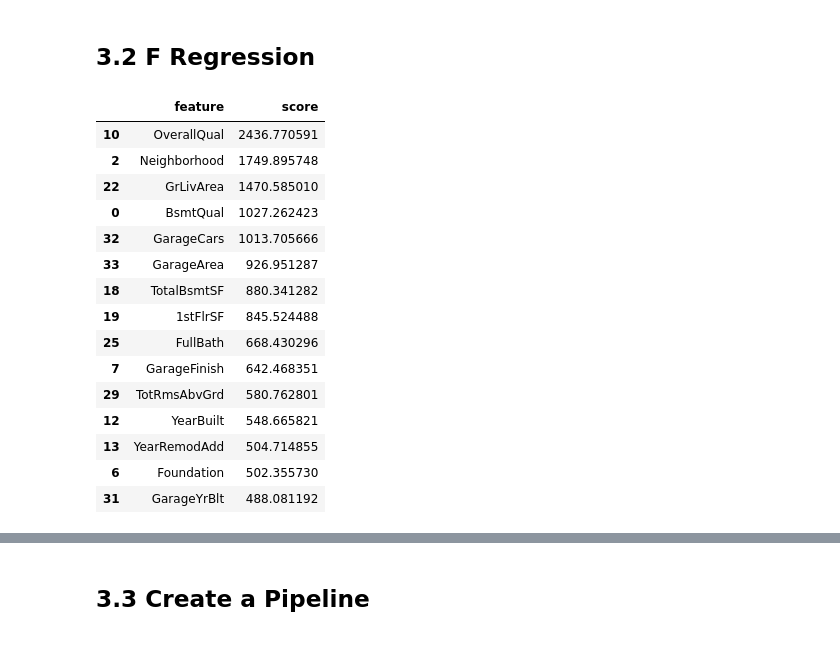
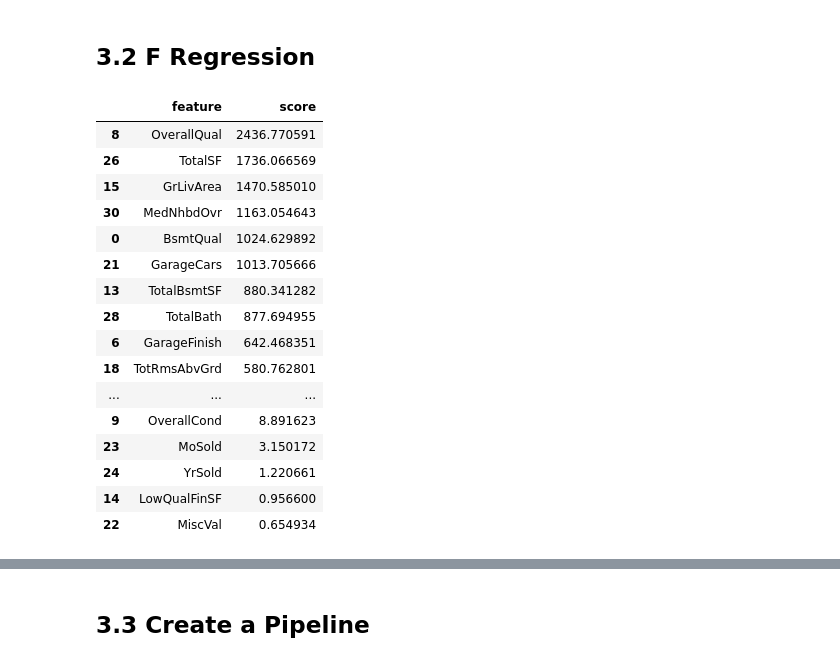
Before and after one commit to Vinicius-Luiz/machine_learning_regression_house_prices, a Jupyter notebook: house-prices-vlsf2.ipynb, the cells around one changed output, grey strips where cells are left out. Drawn from its saved outputs; the diff is of its cells as text; code cells hidden in the pictures.

Commit message:
Kaggle Notebook | House Prices | RMSE: -27606.57 | Version 11

```diff
--- a/house-prices-vlsf2.ipynb
+++ b/house-prices-vlsf2.ipynb
@@ -264,6 +460,31 @@ def clean_df():
     return removed_columns
+# %%
+def create_columns(df):
+    df_copy = df.copy()
+    df_copy['TotalArea']  = df_copy['LotArea'] + df_copy['GarageArea'] + df_copy['PoolArea']
+    df_copy['TotalSF']    = df_copy['1stFlrSF'] + df_copy['2ndFlrSF'] + df_copy['WoodDeckSF'] + df_copy['OpenPorchSF']
+    df_copy['TotalBath']  = df_copy['BsmtFullBath'] + df_copy['BsmtHalfBath'] + df_copy['FullBath'] + df_copy['HalfBath']
+    df_copy['TotalPorch'] = df_copy['OpenPorchSF'] + df_copy['EnclosedPorch'] + df_copy['3SsnPorch'] + df_copy['ScreenPorch']
+
+    df_copy['OpenPorchSF_COUNT']   = np.where(df_copy['OpenPorchSF'] == 0, df_copy['OpenPorchSF'], 1)
+    df_copy['EnclosedPorch_COUNT'] = np.where(df_copy['EnclosedPorch'] == 0, df_copy['EnclosedPorch'], 1)
+    df_copy['3SsnPorch_COUNT']     = np.where(df_copy['3SsnPorch'] == 0, df_copy['3SsnPorch'], 1)
+    df_copy['ScreenPorch_COUNT']   = np.where(df_copy['ScreenPorch'] == 0, df_copy['ScreenPorch'], 1)
+    df_copy['PorchTypes'] = df_copy['OpenPorchSF_COUNT'] + df_copy['EnclosedPorch_COUNT'] + df_copy['3SsnPorch_COUNT'] + df_copy['ScreenPorch']
+
+    MedNhbdOvr        = df_copy.groupby(by=['Neighborhood']).median()['OverallQual']
+    MedNhbdOvr_values = list()
+    for v in df_copy['Neighborhood']:
+        MedNhbdOvr_values.append(MedNhbdOvr[v])
+    df_copy['MedNhbdOvr'] = MedNhbdOvr_values
+
+    return df_copy[['TotalArea', 'TotalSF', 'TotalPorch', 'TotalBath', 'PorchTypes', 'MedNhbdOvr']]
 # %%
 def get_train_test_split(df, df_test):
+    df_new, df_test_new = create_columns(df), create_columns(df_test)
+    df = pd.concat([df, df_new], axis = 1)
+    df_test = pd.concat([df_test, df_test_new], axis = 1)
+
     removed_columns = clean_df()
 
     df.drop(removed_columns, inplace = True, axis = 1)
@@ -289,5 +510,5 @@ X_train.shape, y_train.shape, X_test.shape
 # %%
 # Get categorical and numerics features
-feat_cat, feat_num = get_dtypes()
+feat_cat, feat_num = get_dtypes(X_train)
 feat_cat, feat_num
 # %% [output]
@@ -338,8 +556,6 @@ nominal_columns = ['MSZoning', 'LandContour', 'LotConfig', 'LandSlope', 'Neighbo
 nominal_columns = get_not_removed_columns(nominal_columns)
 # %%
 numerical_columns = list(feat_num)
-numerical_columns.remove('Id')
-numerical_columns.remove('SalePrice')
 
 numerical_columns = get_not_removed_columns(numerical_columns)
 # %%
@@ -450,24 +666,25 @@ plt.show()
 # %%
 X_train_fs2, X_test_fs2, df_fs2, fs2 = get_feature_selection(X_train, y_train, X_test, f_regression, 'all')
 
-df_fs2.head(15)
+df_fs2
 # %% [output]
 |  | feature | score |
-| 10 | OverallQual | 2436.770591 |
-| 2 | Neighborhood | 1749.895748 |
-| 22 | GrLivArea | 1470.585010 |
-| 0 | BsmtQual | 1027.262423 |
-| 32 | GarageCars | 1013.705666 |
-| 33 | GarageArea | 926.951287 |
-| 18 | TotalBsmtSF | 880.341282 |
-| 19 | 1stFlrSF | 845.524488 |
-| 25 | FullBath | 668.430296 |
-| 7 | GarageFinish | 642.468351 |
-| 29 | TotRmsAbvGrd | 580.762801 |
-| 12 | YearBuilt | 548.665821 |
-| 13 | YearRemodAdd | 504.714855 |
-| 6 | Foundation | 502.355730 |
-| 31 | GarageYrBlt | 488.081192 |
+| 8 | OverallQual | 2436.770591 |
+| 26 | TotalSF | 1736.066569 |
+| 15 | GrLivArea | 1470.585010 |
+| 30 | MedNhbdOvr | 1163.054643 |
+| 0 | BsmtQual | 1024.629892 |
+| 21 | GarageCars | 1013.705666 |
+| 13 | TotalBsmtSF | 880.341282 |
+| 28 | TotalBath | 877.694955 |
+| 6 | GarageFinish | 642.468351 |
+| 18 | TotRmsAbvGrd | 580.762801 |
+| ... | ... | ... |
+| 9 | OverallCond | 8.891623 |
+| 23 | MoSold | 3.150172 |
+| 24 | YrSold | 1.220661 |
+| 14 | LowQualFinSF | 0.956600 |
+| 22 | MiscVal | 0.654934 |
 # %%
 plt.figure(figsize = (30, 10))
 plt.xticks(rotation=90)
```
Also changed, not shown: parts of 46 cells of this notebook.
